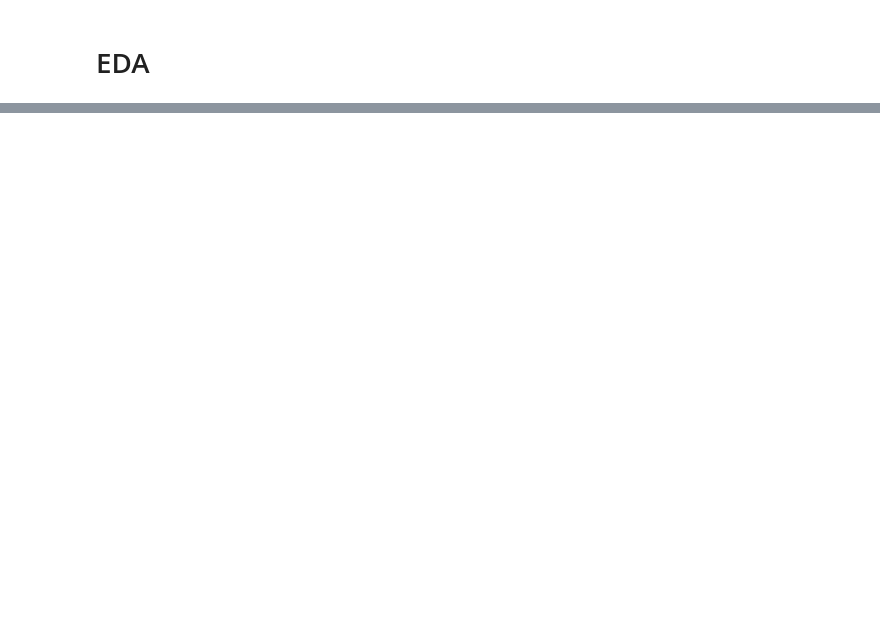
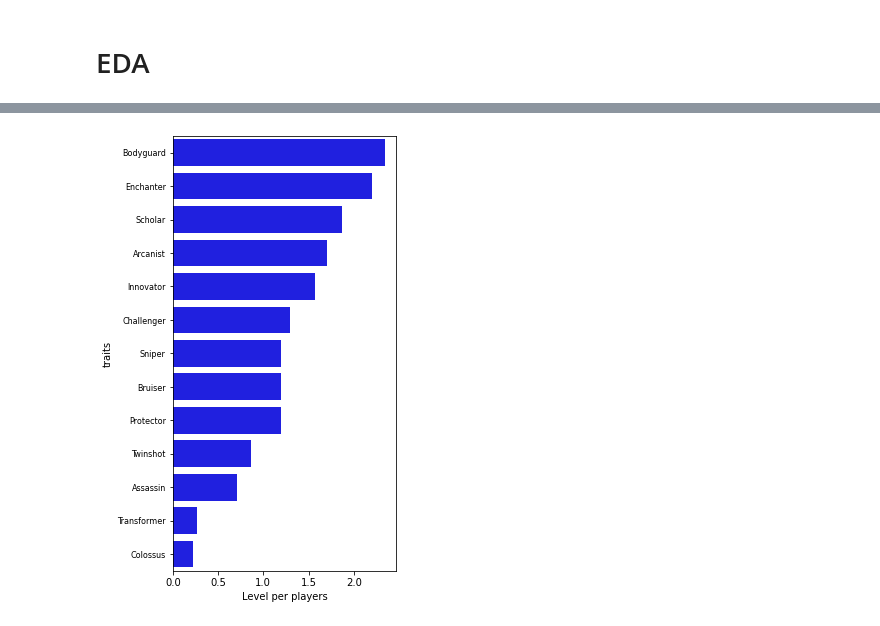
Before and after one commit to nahumsa/tft-analysis, a Jupyter notebook: eda.ipynb, the cells around one changed output, grey strips where cells are left out. Cells and saved outputs as stored; diff of their text form; code cells hidden in the pictures; blank space fills up the shorter version.

```diff
--- a/eda.ipynb
+++ b/eda.ipynb
@@ -34,0 +45,15 @@ df.head()
+# %%
+df_units = get_most_common_data(all_traits, name="traits")
+df_units["quantity"] = df_units["quantity"] / df.shape[0]
+plt.figure(figsize=(4,8))
+
+ax = sns.barplot(x="quantity",
+                 y="traits",
+                 color="blue",
+                 data=df_units)
+
+ax.set_xlabel("Level per players")
+ax.set_yticklabels(ax.get_yticklabels(), fontsize=8)
+plt.show()
+# %% [output]
+[figure, added]
```
Also changed, not shown: parts of 10 cells of this notebook, 1 other file.
